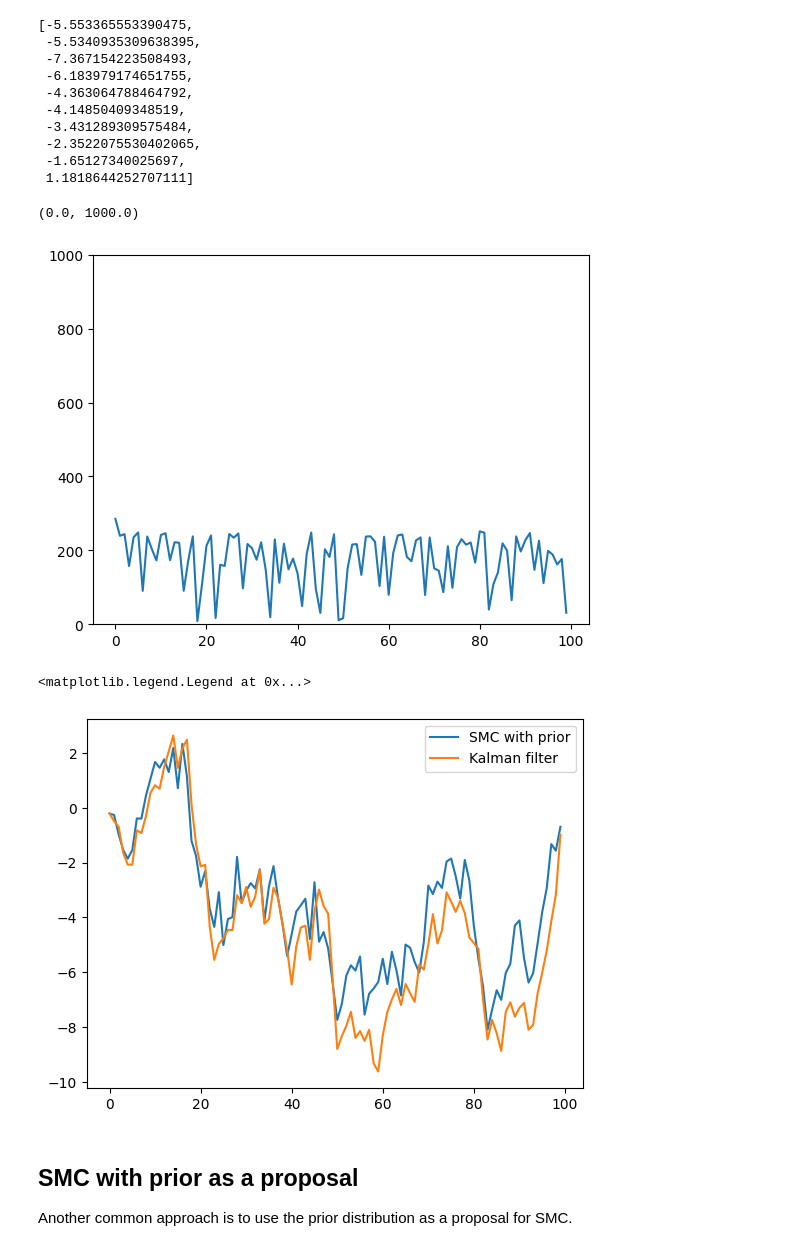
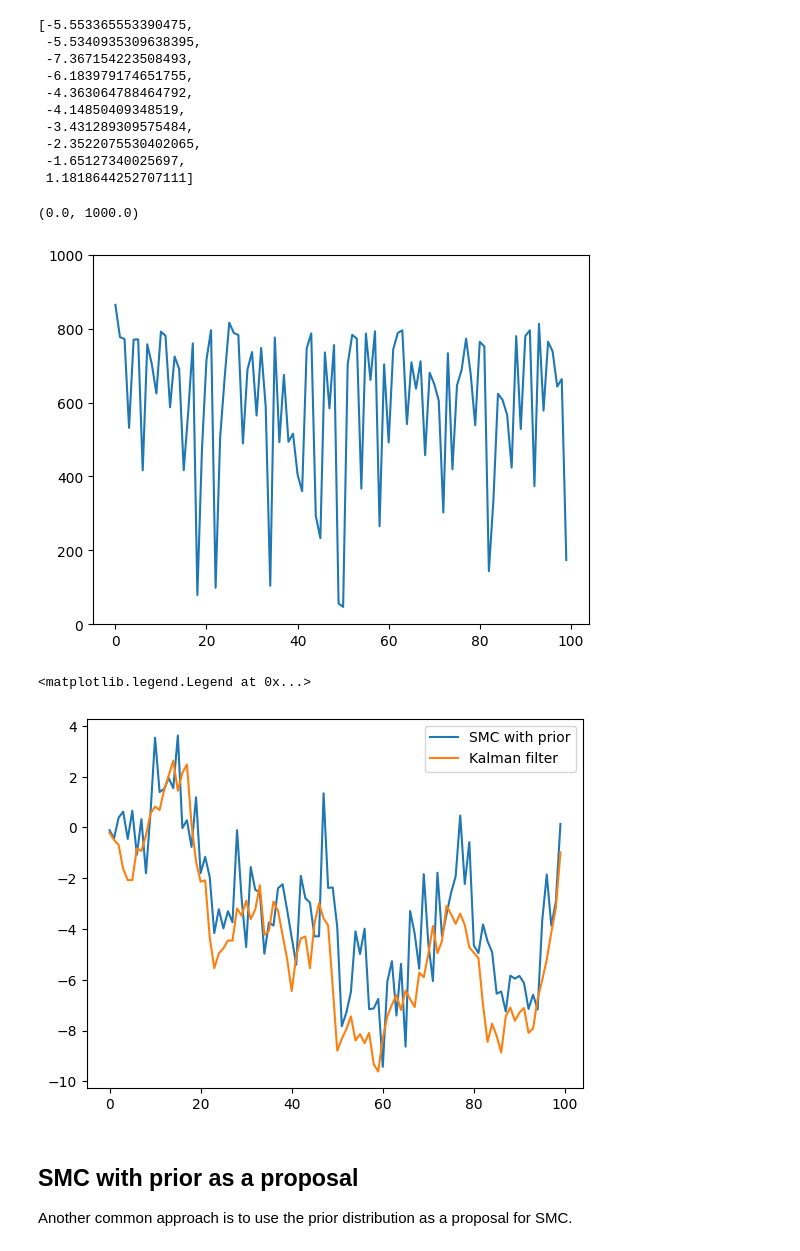
Before and after one commit to Perez-Amanda/ComputacionalStatistics_FinalProject, a Jupyter notebook: SMC.ipynb, the cells around one changed output. Saved outputs shown, nothing was run; the diff lists cells and outputs as text; code cells hidden in the pictures.

```diff
--- a/SMC.ipynb
+++ b/SMC.ipynb
@@ -96,0 +99,2 @@ plt.legend()
+# %%
+y_seq = [torch.tensor(i) for i in Y]
@@ -154,0 +281,4 @@ def SMC_with_prior(y, N=1000):
+# %%
+N = 1000
+T = 100
+log_w_prior, _, _, x_prior = run_smc_prior(y_seq, N, T)
@@ -170,17 +307,17 @@ x_prior, w_prior = SMC_with_prior(Y)
 # %%
-ESS_prior = np.exp(2*logsumexp(w_prior, axis=1)-logsumexp(w_prior,axis=1))
+ESS_prior = ess(log_w_prior)#np.exp(2*logsumexp(log_w_prior, axis=1)-logsumexp(log_w_prior,axis=1))
 plt.plot(ESS_prior)
 plt.ylim((0,1000))
 # %% [output]
 (0.0, 1000.0)
-[figure, old version]
+[figure, new version]
 # %%
-plt.plot(torch.tensor(x_prior).numpy(), label="SMC with prior")
+plt.plot(x_prior.numpy(), label="SMC with prior")
 plt.plot(X_hat, label='Kalman filter')
 plt.legend()
 # %% [output]
 <matplotlib.legend.Legend at 0x...>
-[figure, old version]
+[figure, new version]
 # %%
 def SMC_optimal(y, N=100):
     '''
```
Also changed, not shown: parts of 21 cells of this notebook, 2 other files.
